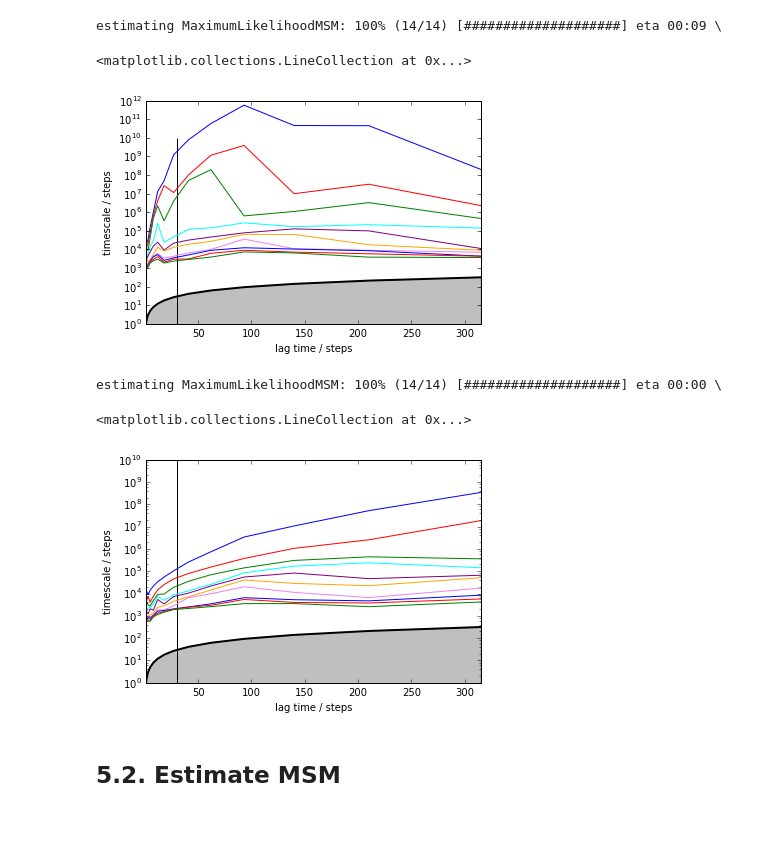
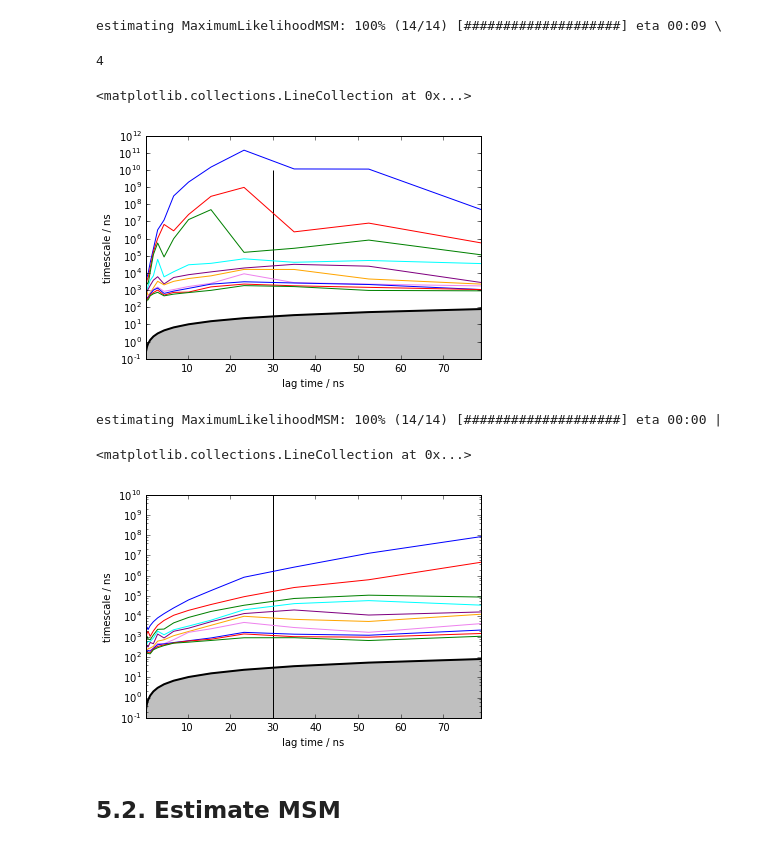
Before and after one commit to maxentile/MSMs, a Jupyter notebook: results/T4 MSM-building.ipynb, the cells around one changed output. Cells and saved outputs as stored; diff of their text form; code cells hidden in the pictures.

```diff
--- a/results/T4 MSM-building.ipynb
+++ b/results/T4 MSM-building.ipynb
@@ -328,21 +335,30 @@ estimating MaximumLikelihoodMSM: 100% (14/14) [####################] eta 00:09 \
+# %%
+frames_per_nanosecond = int(1*u.nanosecond / time_per_frame)
+frames_per_nanosecond
+# %% [output]
+4
 # %%
-pyemma.plots.plot_implied_timescales(its)
+pyemma.plots.plot_implied_timescales(its,units='ns',dt=0.25)
 
-# eye-balling it, maybe around 50?
+# eye-balling it, maybe around 30?
+
+# these timescales looks artifactually large, so we'll look at a coarser discretization
 lag_time=30
 plt.vlines(lag_time,0,1e10)
 # %% [output]
 <matplotlib.collections.LineCollection at 0x...>
-[figure, old version]
+[figure, new version]
 # %%
+# using a coarser discretization
+
 dtrajs_100 = [np.array(dtraj)[:,0] for dtraj in k_means_100.get_output()]
 its_100 = pyemma.msm.its(dtrajs_100,nits=10)
-pyemma.plots.plot_implied_timescales(its_100)
+pyemma.plots.plot_implied_timescales(its_100,units='ns',dt=0.25)
 plt.vlines(lag_time,0,1e10)
 # %% [output]
-estimating MaximumLikelihoodMSM: 100% (14/14) [####################] eta 00:00 \
+estimating MaximumLikelihoodMSM: 100% (14/14) [####################] eta 00:00 |
 <matplotlib.collections.LineCollection at 0x...>
-[figure, old version]
+[figure, new version]
 # %% [markdown]
 ## 5.2. Estimate MSM
 # %%
```
Also changed, not shown: parts of 16 cells of this notebook.
